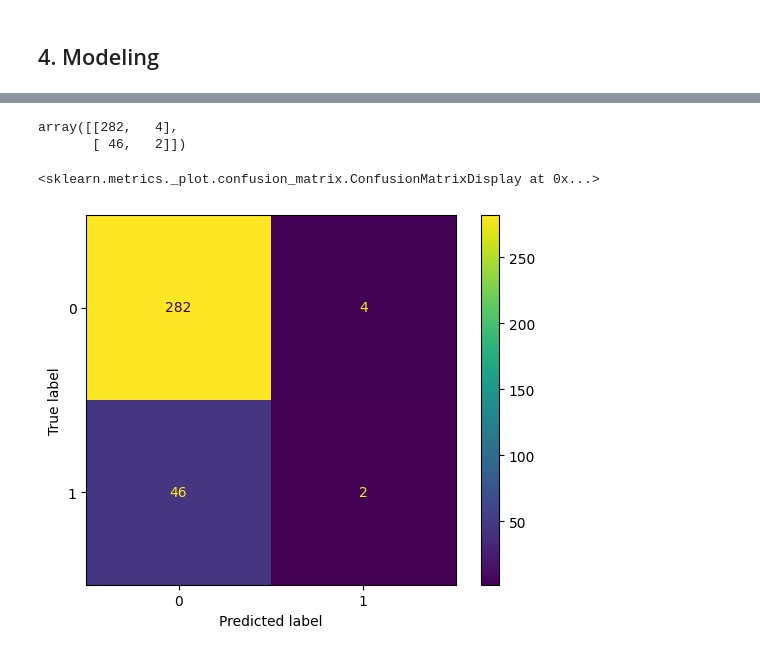
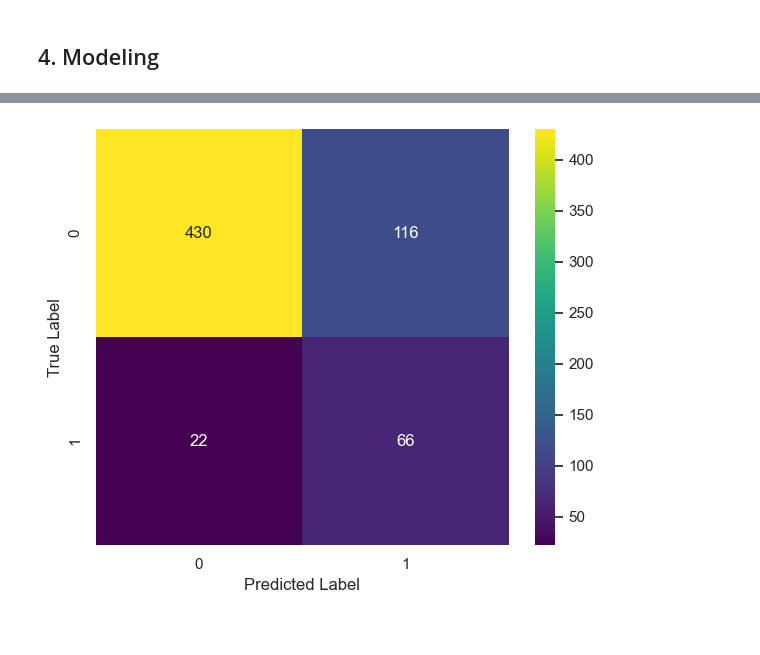
Before and after one commit to Patricknmaina/Phase-3-Project, a Jupyter notebook: index.ipynb, the cells around one changed output, grey strips where cells are left out. Saved outputs shown, nothing was run; the diff lists cells and outputs as text; code cells hidden in the pictures.

Commit message:
added model training and evaluation steps

```diff
--- a/index.ipynb
+++ b/index.ipynb
@@ -694,0 +713,7 @@ Now that our data is preprocessed, we can proceed to split into train and test s
+# %%
+# define X and y variables
+X = preprocessed_churn_df.drop(columns='Churn', axis=1)
+y = preprocessed_churn_df['Churn']
+
+# display the first 5 rows of X
+X.head()
@@ -695,13 +732,9 @@ Now that our data is preprocessed, we can proceed to split into train and test s
 # %%
-# define X and y variables
-X = churn_df.drop(columns='churn', axis=1)
-y = churn_df['churn']
-
 # split into training and testing sets
-X_train, X_test, y_train, y_test = train_test_split(X, y, test_size=0.1, stratify=y, random_state=42)
+X_train, X_test, y_train, y_test = train_test_split(X, y, test_size=0.2, stratify=y, random_state=42)
 
 # scale the train and test features
-scaler = StandardScaler()
+scaler = MinMaxScaler()
 X_train_scaled = scaler.fit_transform(X_train)
 X_test_scaled = scaler.transform(X_test)
 
@@ -717,0 +780,12 @@ Shape of y_test: (334,)
+# %%
+# import the imblearn library
+from imblearn.over_sampling import SMOTE, SMOTENC
+
+# instantiate the SMOTE function
+smote = SMOTENC(categorical_features=[1, 2], random_state=42)
+
+# fit and resample the training data
+X_train_smote, y_train_smote = smote.fit_resample(X_train_scaled, y_train)
+
+# check the unique values in y_train
+y_train_smote.value_counts()
@@ -746,14 +838,8 @@ weighted avg       0.81      0.84      0.82       334
 # %%
-# compute the confusion matrix
-conf_matrix = confusion_matrix(y_true=y_test, y_pred=y_pred_log)
-conf_matrix
+# import the confusion_matrix function
+from utility import plot_confusion_matrix
+
+# plot the confusion matrix
+plot_confusion_matrix(y_test, y_pred_log, class_labels=[0, 1])
 # %% [output]
-array([[282,   4],
-       [ 46,   2]])
+[figure, added]
-# %%
-# plot the confusion matrix
-conf_disp = ConfusionMatrixDisplay(confusion_matrix=conf_matrix, display_labels=log_model.classes_)
-conf_disp.plot()
-# %% [output]
-<sklearn.metrics._plot.confusion_matrix.ConfusionMatrixDisplay at 0x...>
-[figure, removed]
```
Also changed, not shown: parts of 62 cells of this notebook.
